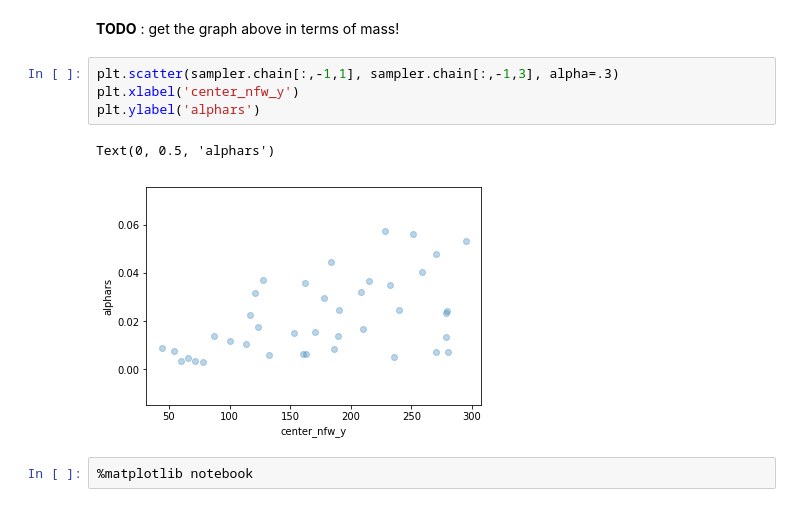
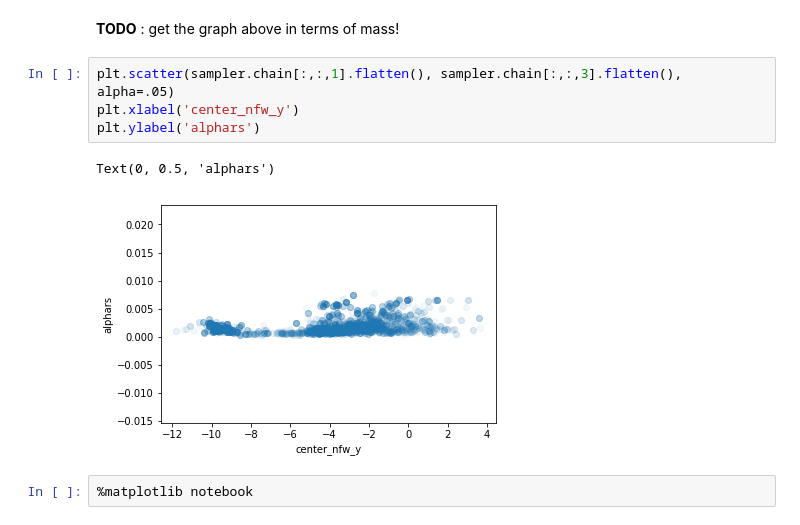
Before and after one commit to acagansengul/interlopers, a Jupyter notebook: emcee_subfit.ipynb, the cells around one changed output. Saved outputs shown, nothing was run; the diff lists cells and outputs as text.

```diff
--- a/emcee_subfit.ipynb
+++ b/emcee_subfit.ipynb
@@ -521,12 +520,12 @@ Text(0, 0.5, 'alphars')
 # %% [markdown]
 **TODO** : get the graph above in terms of mass!
 # %%
-plt.scatter(sampler.chain[:,-1,1], sampler.chain[:,-1,3], alpha=.3)
+plt.scatter(sampler.chain[:,:,1].flatten(), sampler.chain[:,:,3].flatten(), alpha=.05)
 plt.xlabel('center_nfw_y')
 plt.ylabel('alphars')
 # %% [output]
 Text(0, 0.5, 'alphars')
-[figure, old version]
+[figure, new version]
 # %%
 %matplotlib notebook
 # %%
```
Also changed, not shown: parts of 9 cells of this notebook.
